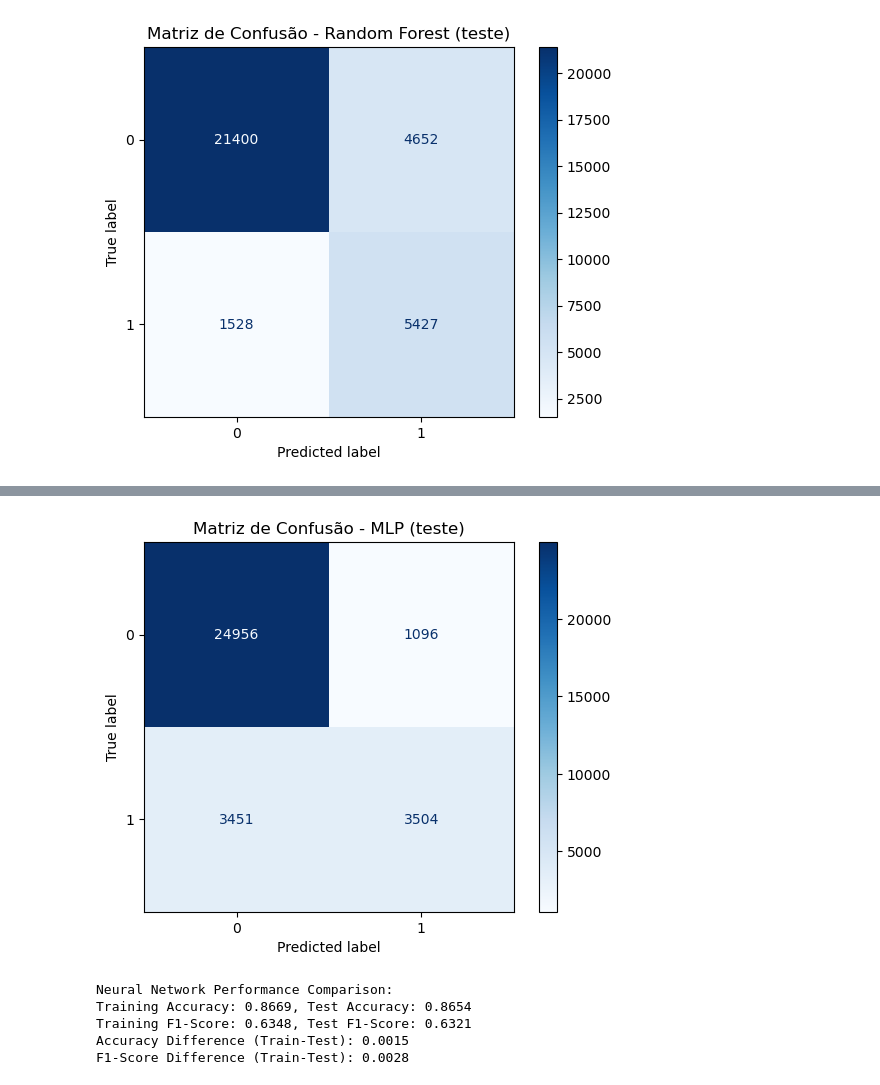
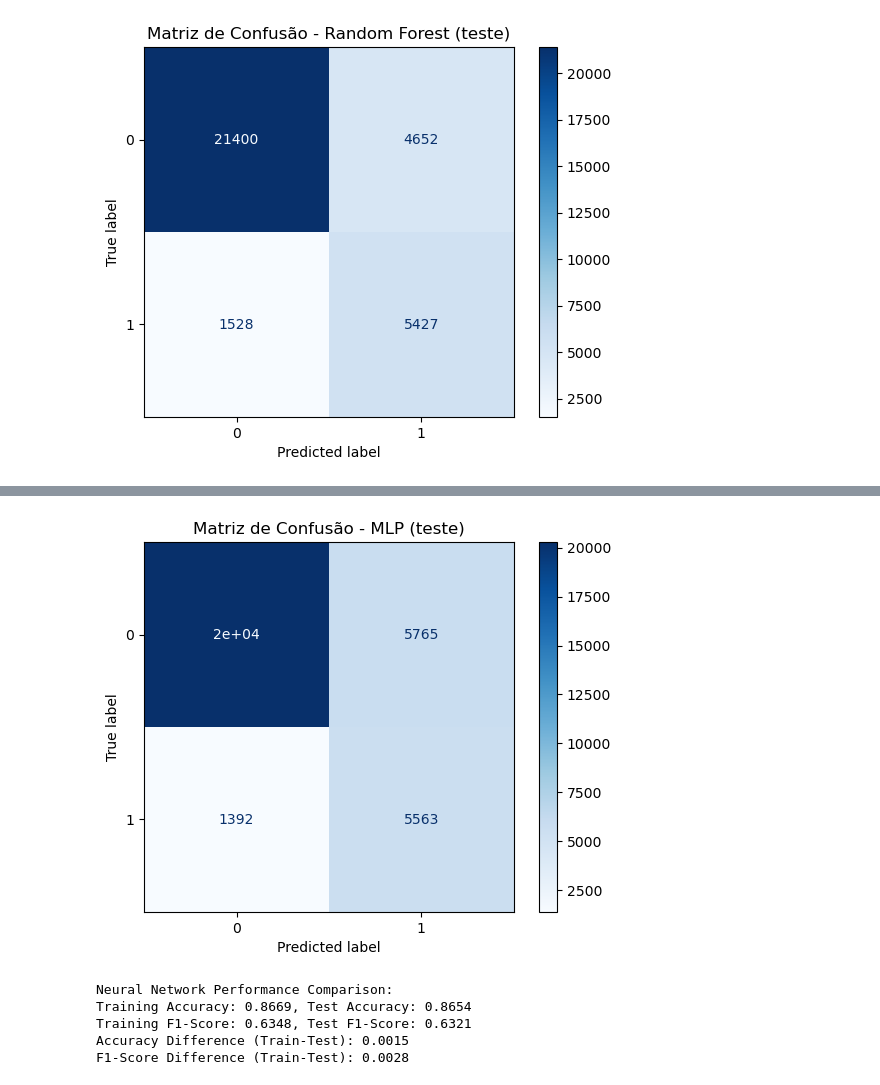
Before and after one commit to asilva1604/iart2-feup-2425, a Jupyter notebook: bank_churn_analysis.ipynb, the cells around one changed output, grey strips where cells are left out. Saved outputs shown, nothing was run; the diff lists cells and outputs as text; code cells hidden in the pictures.

```diff
--- a/bank_churn_analysis.ipynb
+++ b/bank_churn_analysis.ipynb
@@ -1952,6 +1952,7 @@ dt_model = DecisionTreeClassifier(max_depth=5,                      # Limit tree
     min_samples_split=20,             # Require more samples for splits
     min_samples_leaf=10,              # Ensure leaf nodes have sufficient samples
     max_features=0.7,                 # Use only 70% of features for each split
+    class_weight="balanced",
     random_state=42)
 dt_model.fit(x_train_processed, y_train)
 y_pred = dt_model.predict(x_test_processed)
@@ -2094,10 +2167,10 @@ Confusion Matrix:
 # %%
-disp_test = ConfusionMatrixDisplay(confusion_matrix=cm_test, display_labels=best_nn_model.classes_)
+disp_test = ConfusionMatrixDisplay(confusion_matrix=cm_test, display_labels=mlp_balanced.classes_)
 disp_test.plot(cmap="Blues")
 plt.title("Matriz de Confusão - MLP (teste)")
 plt.show()
 # %% [output]
-[figure, old version]
+[figure, new version]
 # %%
 
 evaluate_model_overfitting(nn_model, x_train_processed, y_train, x_test_processed, y_test, "Neural Network")
```
Also changed, not shown: parts of 5 cells of this notebook.
